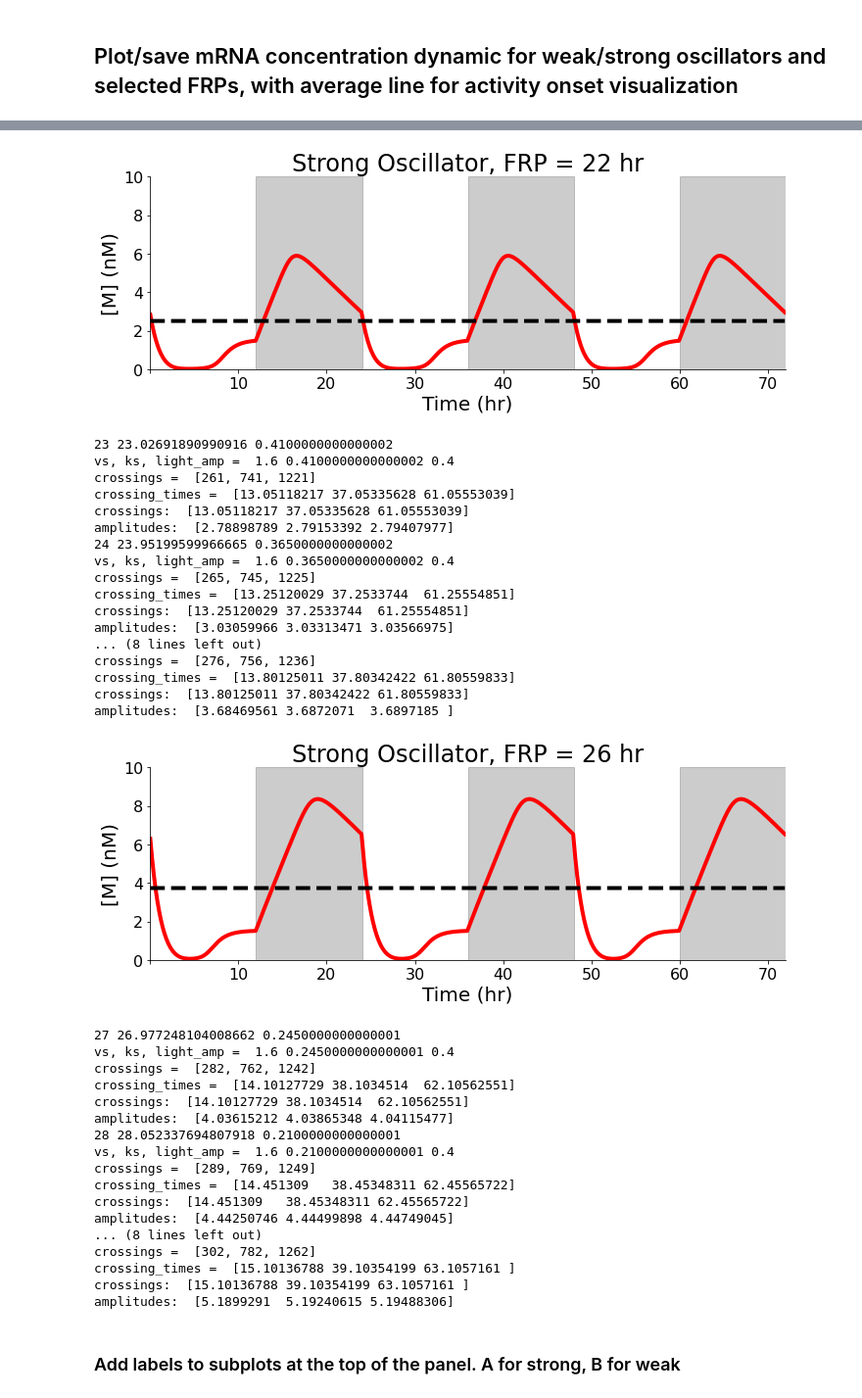
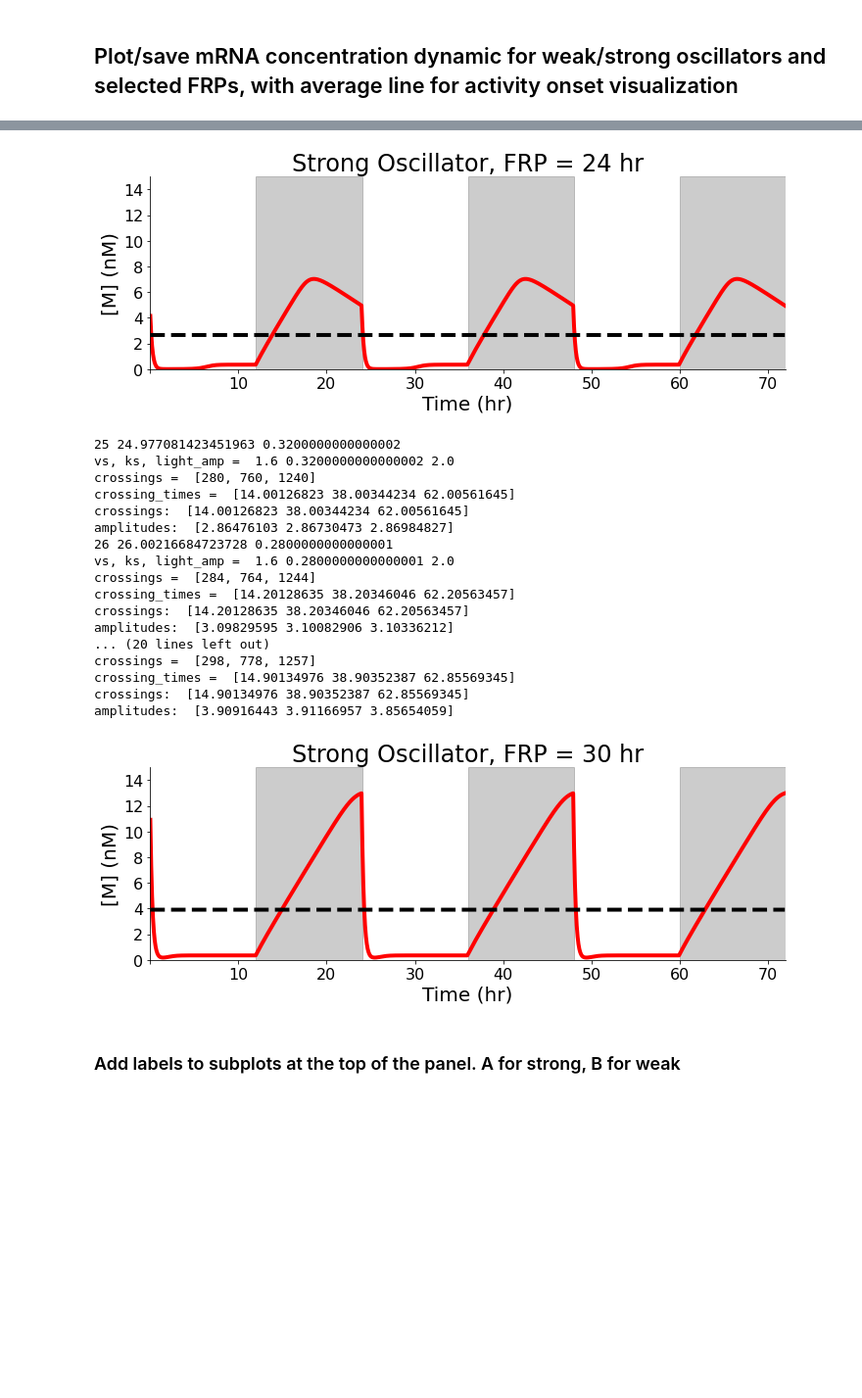
Before and after one commit to Toporikova-Lab/spider-circadian-clock-model, a Jupyter notebook: Figure 8/Figure8.ipynb, the cells around one changed output, grey strips where cells are left out. Shown at 98% size. Cells and saved outputs as stored; diff of their text form; code cells hidden in the pictures; blank space fills up the shorter version.

Commit message:
Second Figure 8 commit

```diff
--- a/Figure 8/Figure8.ipynb
+++ b/Figure 8/Figure8.ipynb
@@ -108,16 +108,16 @@ k1 = 0.5
 k2 = 0.6
 
 vs_df = oscillator_summary()
-light_amp_list    = [0.40]
+light_amp_list    = [2.0]
 light_period = 24
 
 count = int(T_plot/light_period)
-max_val = 10
+max_val = 15
 
 #frp_choice = 18
 #frp_choice = 22
 #frp_choice = 26
-frp_choice_list = [18,22,26]
+frp_choice_list = [18,24,30]
 
 for vs in vs_df.index:
     df_protocol= pd.read_csv(vs_df.type[vs]+'_periods_ks.csv', index_col = 0)
@@ -249,39 +238,22 @@ amplitudes:  [2.48721078 2.48977234 2.49233372]
-[figure, old version]
+[figure, new version]
-23 23.02691890990916 0.4100000000000002
-vs, ks, light_amp =  1.6 0.4100000000000002 0.4
-crossings =  [261, 741, 1221]
-crossing_times =  [13.05118217 37.05335628 61.05553039]
-crossings:  [13.05118217 37.05335628 61.05553039]
-amplitudes:  [2.78898789 2.79153392 2.79407977]
-24 23.95199599966665 0.3650000000000002
-vs, ks, light_amp =  1.6 0.3650000000000002 0.4
-crossings =  [265, 745, 1225]
-crossing_times =  [13.25120029 37.2533744  61.25554851]
-crossings:  [13.25120029 37.2533744  61.25554851]
-amplitudes:  [3.03059966 3.03313471 3.03566975]
-... (8 lines left out)
-crossings =  [276, 756, 1236]
-crossing_times =  [13.80125011 37.80342422 61.80559833]
-crossings:  [13.80125011 37.80342422 61.80559833]
-amplitudes:  [3.68469561 3.6872071  3.6897185 ]
+25 24.977081423451963 0.3200000000000002
+vs, ks, light_amp =  1.6 0.3200000000000002 2.0
+crossings =  [280, 760, 1240]
+crossing_times =  [14.00126823 38.00344234 62.00561645]
+crossings:  [14.00126823 38.00344234 62.00561645]
+amplitudes:  [2.86476103 2.86730473 2.86984827]
+26 26.00216684723728 0.2800000000000001
+vs, ks, light_amp =  1.6 0.2800000000000001 2.0
+crossings =  [284, 764, 1244]
+crossing_times =  [14.20128635 38.20346046 62.20563457]
+crossings:  [14.20128635 38.20346046 62.20563457]
+amplitudes:  [3.09829595 3.10082906 3.10336212]
+... (20 lines left out)
+crossings =  [298, 778, 1257]
+crossing_times =  [14.90134976 38.90352387 62.85569345]
+crossings:  [14.90134976 38.90352387 62.85569345]
+amplitudes:  [3.90916443 3.91166957 3.85654059]
-[figure, old version]
+[figure, new version]
-27 26.977248104008662 0.2450000000000001
-vs, ks, light_amp =  1.6 0.2450000000000001 0.4
-crossings =  [282, 762, 1242]
-crossing_times =  [14.10127729 38.1034514  62.10562551]
-crossings:  [14.10127729 38.1034514  62.10562551]
-amplitudes:  [4.03615212 4.03865348 4.04115477]
-28 28.052337694807918 0.2100000000000001
-vs, ks, light_amp =  1.6 0.2100000000000001 0.4
-crossings =  [289, 769, 1249]
-crossing_times =  [14.451309   38.45348311 62.45565722]
-crossings:  [14.451309   38.45348311 62.45565722]
-amplitudes:  [4.44250746 4.44499898 4.44749045]
-... (8 lines left out)
-crossings =  [302, 782, 1262]
-crossing_times =  [15.10136788 39.10354199 63.1057161 ]
-crossings:  [15.10136788 39.10354199 63.1057161 ]
-amplitudes:  [5.1899291  5.19240615 5.19488306]
 # %% [markdown]
 ### Add labels to subplots at the top of the panel. A for strong, B for weak
 # %%
```
Also changed, not shown: parts of 4 cells of this notebook.
